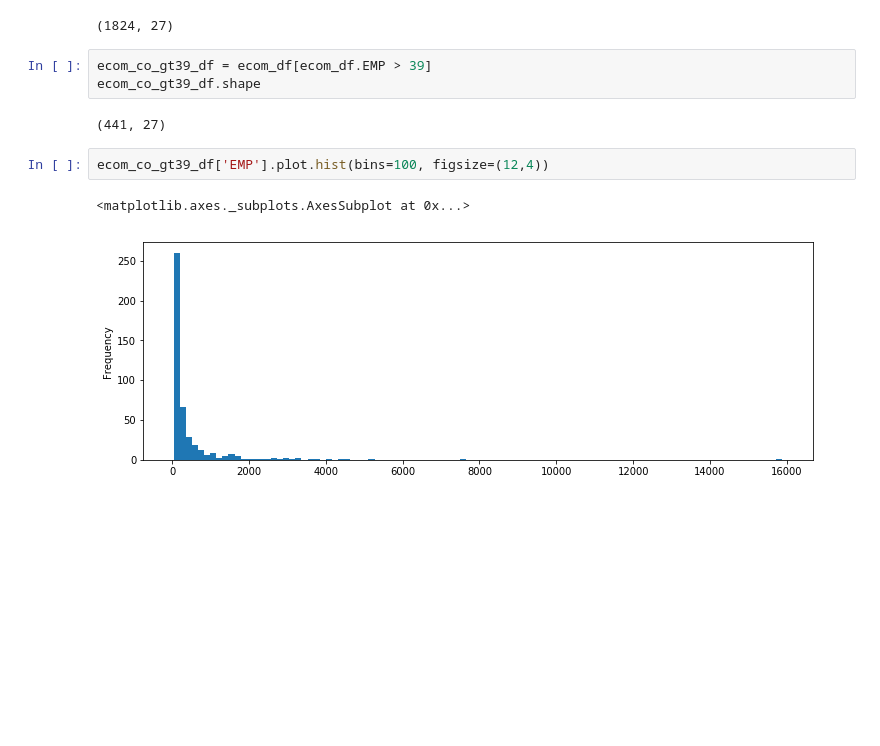
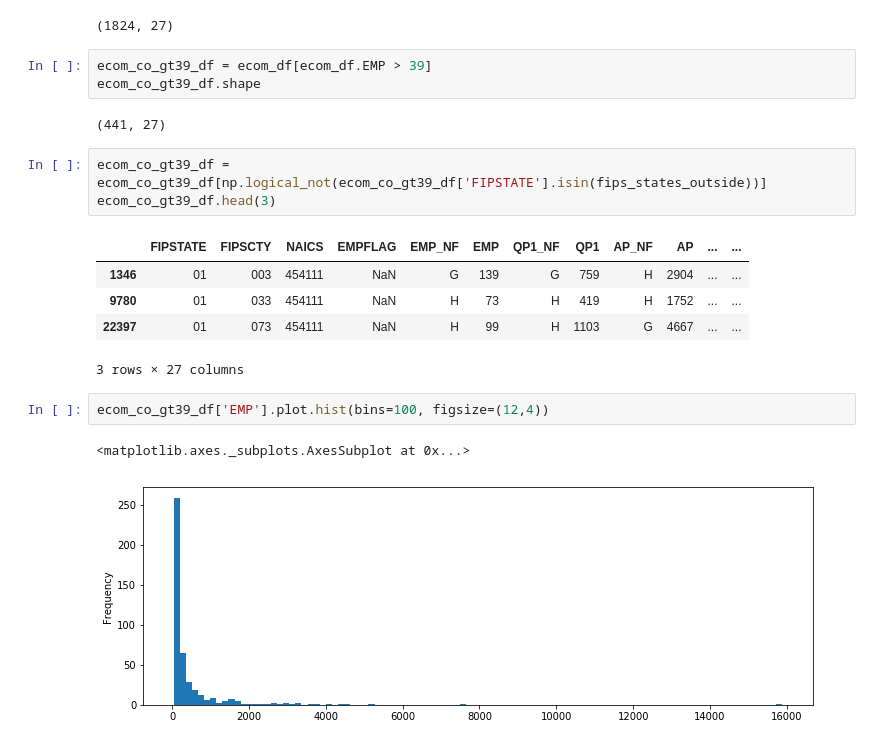
Before and after one commit to stoneyv/cbsa_plot, a Jupyter notebook: python/notebooks/cbsa_cbp_ecommerce_2015.ipynb, the cells around one changed output. Saved outputs shown, nothing was run; the diff lists cells and outputs as text; blank space fills up the shorter version.

```diff
--- a/python/notebooks/cbsa_cbp_ecommerce_2015.ipynb
+++ b/python/notebooks/cbsa_cbp_ecommerce_2015.ipynb
@@ -56,6 +82,15 @@ ecom_co_gt39_df = ecom_df[ecom_df.EMP > 39]
 ecom_co_gt39_df.shape
 # %% [output]
 (441, 27)
+# %%
+ecom_co_gt39_df = ecom_co_gt39_df[np.logical_not(ecom_co_gt39_df['FIPSTATE'].isin(fips_states_outside))]
+ecom_co_gt39_df.head(3)
+# %% [output]
+|  | FIPSTATE | FIPSCTY | NAICS | EMPFLAG | EMP_NF | EMP | QP1_NF | QP1 | AP_NF | AP | ... | ... |
+| 1346 | 01 | 003 | 454111 | NaN | G | 139 | G | 759 | H | 2904 | ... | ... |
+| 9780 | 01 | 033 | 454111 | NaN | H | 73 | H | 419 | H | 1752 | ... | ... |
+| 22397 | 01 | 073 | 454111 | NaN | H | 99 | H | 1103 | G | 4667 | ... | ... |
+3 rows × 27 columns
 # %%
 ecom_co_gt39_df['EMP'].plot.hist(bins=100, figsize=(12,4))
 # %% [output]
```
Also changed, not shown: parts of 23 cells of this notebook.
